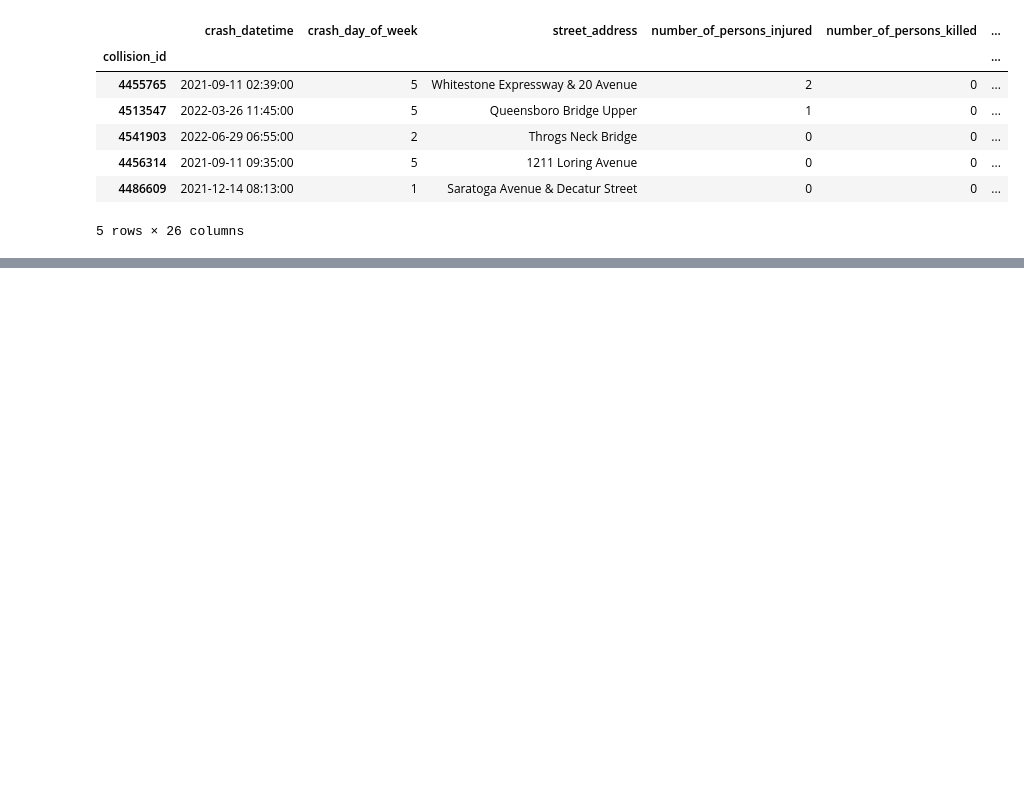
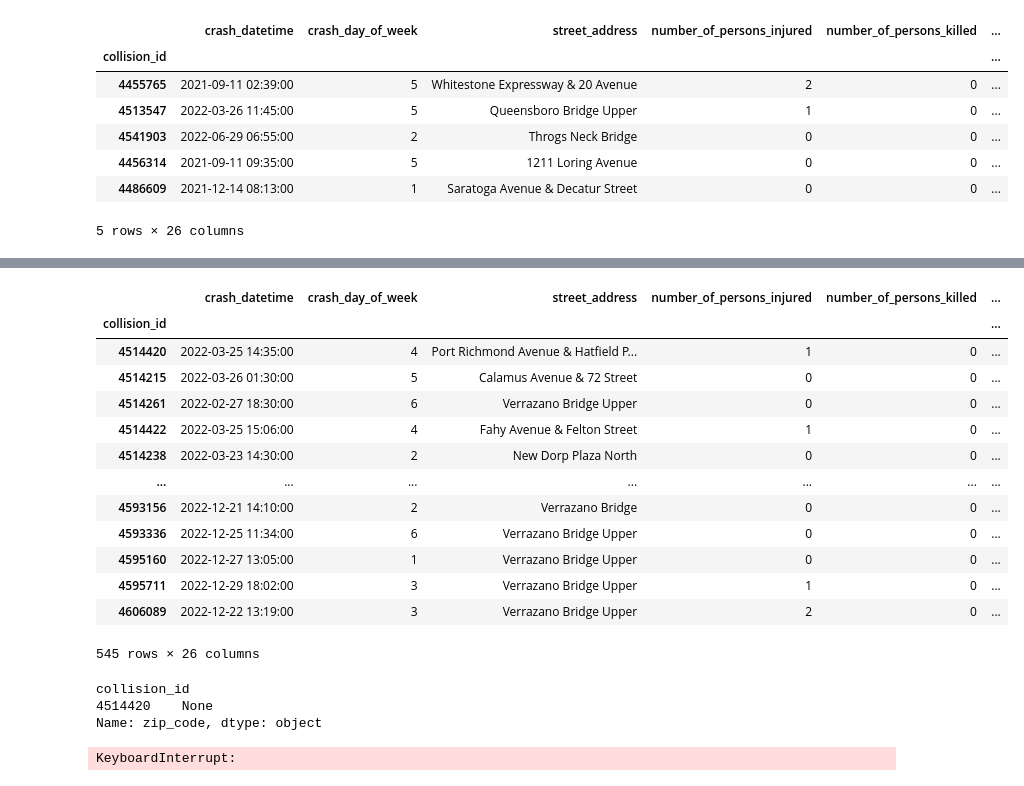
Before and after one commit to ReiannaLiu/MotorVehicleCollision, a Jupyter notebook: data_cleaning_process/collision_data_cleaning.ipynb, the cells around one changed output, grey strips where cells are left out. Drawn from its saved outputs; the diff is of its cells as text; code cells hidden in the pictures; blank space fills up the shorter version.

```diff
--- a/data_cleaning_process/collision_data_cleaning.ipynb
+++ b/data_cleaning_process/collision_data_cleaning.ipynb
@@ -280,0 +346,3 @@ for row in collision_clean_df.itertuples():
+# %%
+invalid_zipcode_pattern = r'^\d{5}$'
+filtered_df = collision_2022_df[~collision_2022_df['zip_code'].str.match(invalid_zipcode_pattern, na=False)]
@@ -280,0 +351,51 @@ for row in collision_clean_df.itertuples():
+# %%
+for i in range(0, len(filtered_df)):
+    latitude, longitude, zipcode = get_latlon_from_google(filtered_df.iloc[i]['street_address'])
+    collision_2022_df.loc[filtered_df.index[i], 'latitude'] = latitude
+    collision_2022_df.loc[filtered_df.index[i], 'longitude'] = longitude
+    collision_2022_df.loc[filtered_df.index[i], 'zip_code'] = zipcode
+# %%
+def get_zipcode_from_latlon(lat, lon):
+    base_url = 'https://maps.googleapis.com/maps/api/geocode/json?'
+    params = {
+        'latlng': f'{lat},{lon}',
+        'key': google_apikey
+    }
+    response = requests.get(base_url, params=params).json()
+
+    zip_code = None
+
+    if 'results' in response:
+        for result in response['results']:
+            for component in result['address_components']:
+                if 'postal_code' in component['types']:
+                    zip_code = component['short_name']
+                    break
+
+            # Check if we've found a zip code
+            if zip_code:
+                break
+
+    return zip_code
+# %%
+filtered_df = collision_2022_df[~collision_2022_df['zip_code'].str.match(invalid_zipcode_pattern, na=False)]
+for i in range(0, len(filtered_df)):
+    zipcode = get_zipcode_from_latlon(filtered_df.iloc[i]['latitude'], filtered_df.iloc[i]['longitude'])
+    collision_2022_df.loc[filtered_df.index[i], 'zip_code'] = zipcode
+# %%
+collision_2022_df[~collision_2022_df['zip_code'].str.match(invalid_zipcode_pattern, na=False)]
+# %% [output]
+|  | crash_datetime | crash_day_of_week | street_address | number_of_persons_injured | number_of_persons_killed | ... |
+| collision_id |  |  |  |  |  | ... |
+| 4514420 | 2022-03-25 14:35:00 | 4 | Port Richmond Avenue & Hatfield P... | 1 | 0 | ... |
+| 4514215 | 2022-03-26 01:30:00 | 5 | Calamus Avenue & 72 Street | 0 | 0 | ... |
+| 4514261 | 2022-02-27 18:30:00 | 6 | Verrazano Bridge Upper | 0 | 0 | ... |
+| 4514422 | 2022-03-25 15:06:00 | 4 | Fahy Avenue & Felton Street | 1 | 0 | ... |
+| 4514238 | 2022-03-23 14:30:00 | 2 | New Dorp Plaza North | 0 | 0 | ... |
+| ... | ... | ... | ... | ... | ... | ... |
+| 4593156 | 2022-12-21 14:10:00 | 2 | Verrazano Bridge | 0 | 0 | ... |
+| 4593336 | 2022-12-25 11:34:00 | 6 | Verrazano Bridge Upper | 0 | 0 | ... |
+| 4595160 | 2022-12-27 13:05:00 | 1 | Verrazano Bridge Upper | 0 | 0 | ... |
+| 4595711 | 2022-12-29 18:02:00 | 3 | Verrazano Bridge Upper | 1 | 0 | ... |
+| 4606089 | 2022-12-22 13:19:00 | 3 | Verrazano Bridge Upper | 2 | 0 | ... |
+545 rows × 26 columns
@@ -280,0 +412,6 @@ for row in collision_clean_df.itertuples():
+# %%
+collision_2022_df.loc[collision_2022_df['street_address'] == 'Port Richmond Avenue & Hatfield Place', 'zip_code']
+# %% [output]
+collision_id
+4514420    None
+Name: zip_code, dtype: object
@@ -280,0 +460,9 @@ for row in collision_clean_df.itertuples():
+# %%
+for idx, row in invalid_lat_lng.iterrows():
+    lat, lon, zip_code = get_missing_geo_data(row['street_address'])
+
+    collision_2022_df.at[idx, 'latitude'] = lat
+    collision_2022_df.at[idx, 'longitude'] = lon
+    collision_2022_df.at[idx, 'zip_code'] = zip_code
+# %% [output]
+KeyboardInterrupt:
```
Also changed, not shown: parts of 33 cells of this notebook, 1 other file.
